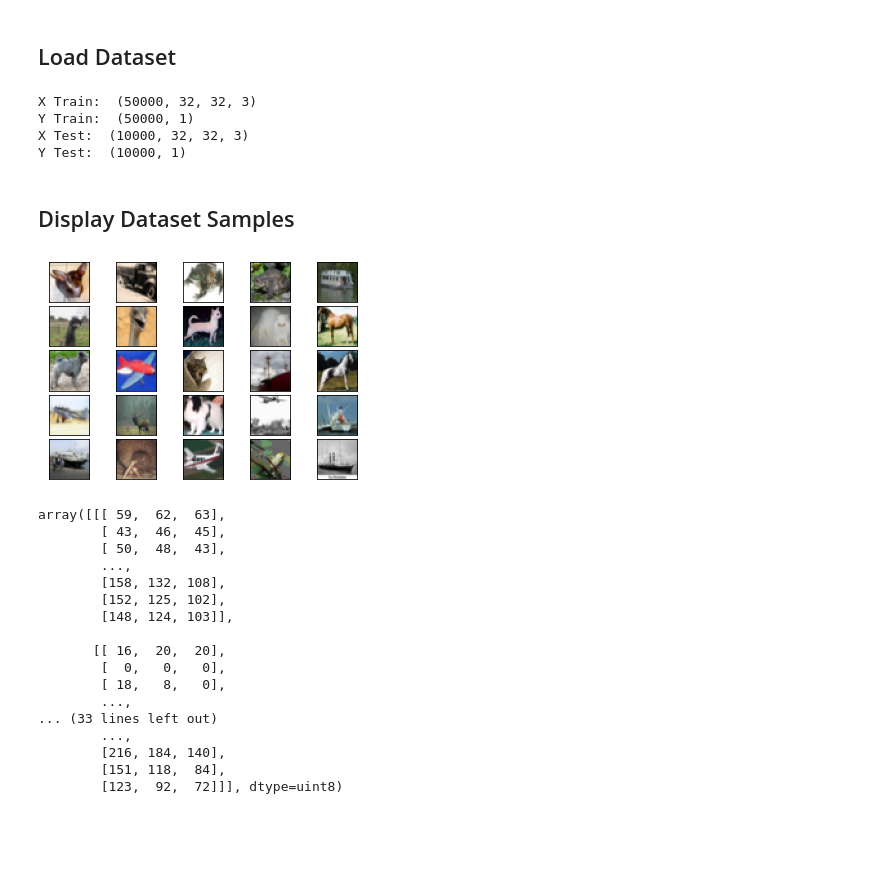
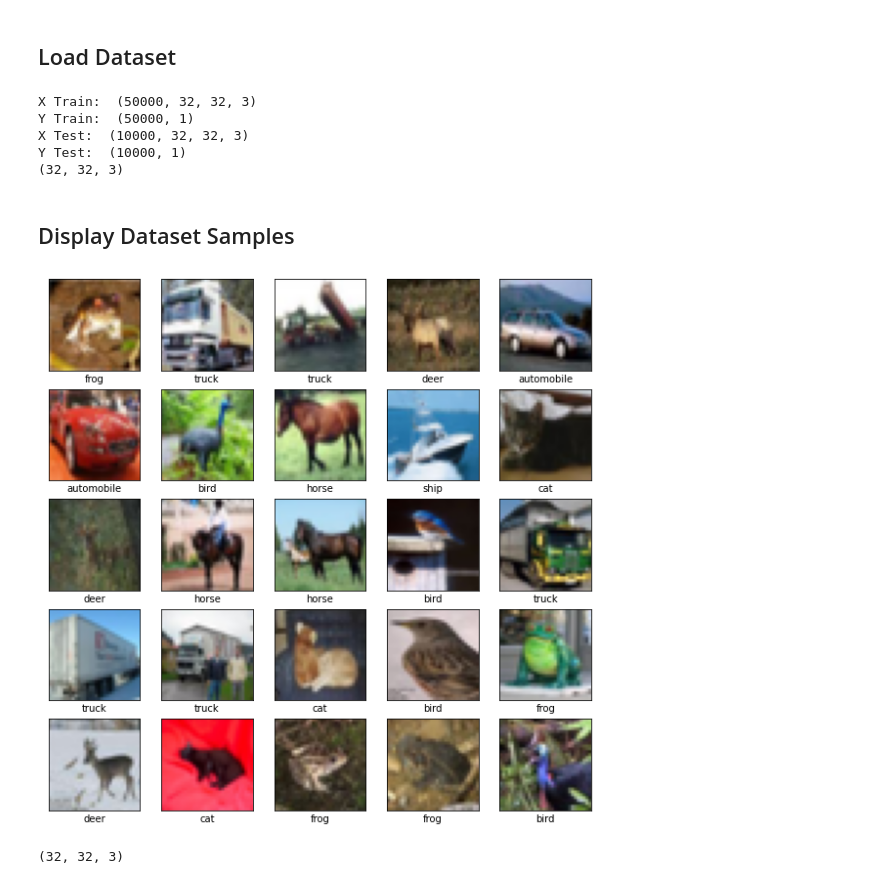
Before and after one commit to tareksanger/COMP4102_Programming_A2, a Jupyter notebook: Part1/train.ipynb, the cells around one changed output. Cells and saved outputs as stored; diff of their text form; code cells hidden in the pictures; blank space fills up the shorter version.

```diff
--- a/Part1/train.ipynb
+++ b/Part1/train.ipynb
@@ -11,53 +10,45 @@ from tensorflow.keras.utils import plot_model
 ## Load Dataset
 # %%
 (x_train, y_train), (x_test,y_test) = datasets.cifar10.load_data()
+
+# Normalize Pixel values to be between 0 & 1
+x_train, x_test = x_train/255, x_test/255
 
 print("X Train: ", x_train.shape)
 print("Y Train: ", y_train.shape)
 print("X Test: ", x_test.shape)
 print("Y Test: ", y_test.shape)
+
+print(x_train[0].shape)
 # %% [output]
 X Train:  (50000, 32, 32, 3)
 Y Train:  (50000, 1)
 X Test:  (10000, 32, 32, 3)
 Y Test:  (10000, 1)
+(32, 32, 3)
 # %% [markdown]
 ## Display Dataset Samples
-# %%
-# display some random training images in a 25x25 grid
-num_plot = 5
-f, ax = plt.subplots(num_plot, num_plot)
-for m in range(num_plot):
-    for n in range(num_plot):
-        idx = np.random.randint(0, x_train.shape[0])
-        ax[m, n].imshow(x_train[idx])
-        ax[m, n].get_xaxis().set_visible(False)
-        ax[m, n].get_yaxis().set_visible(False)
-f.subplots_adjust(hspace=0.1)
-f.subplots_adjust(wspace=0)
-plt.show()
-# %% [output]
-[figure, removed]
+# %%
+class_names = ['airplane', 'automobile', 'bird', 'cat', 'deer',
+               'dog', 'frog', 'horse', 'ship', 'truck']
+
+plt.figure(figsize=(10,10))
+for i in range(25):
+    plt.subplot(5,5,i+1)
+    plt.xticks([])
+    plt.yticks([])
+    plt.grid(False)
+    plt.imshow(x_train[i])
+    # The CIFAR labels happen to be arrays,
+    # which is why you need the extra index
+    plt.xlabel(class_names[y_train[i][0]])
+plt.show()
+# %% [output]
+[figure, added]
 # %%
-x_train[0]
+x_train[0].shape
 # %% [output]
-array([[[ 59,  62,  63],
-        [ 43,  46,  45],
-        [ 50,  48,  43],
-        ...,
-        [158, 132, 108],
-        [152, 125, 102],
-        [148, 124, 103]],
-
-       [[ 16,  20,  20],
-        [  0,   0,   0],
-        [ 18,   8,   0],
-        ...,
-... (33 lines left out)
-        ...,
-        [216, 184, 140],
-        [151, 118,  84],
-        [123,  92,  72]]], dtype=uint8)
+(32, 32, 3)
 # %%
 # Prep data save paths
 save_dir = os.path.abspath('Models/')
```
Also changed, not shown: parts of 39 cells of this notebook, 37 other files.
